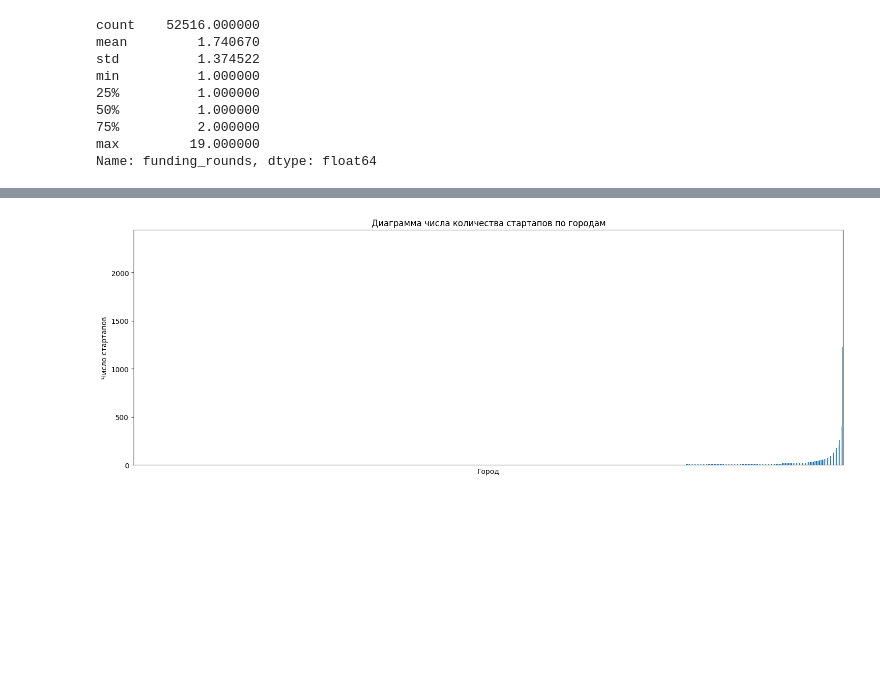
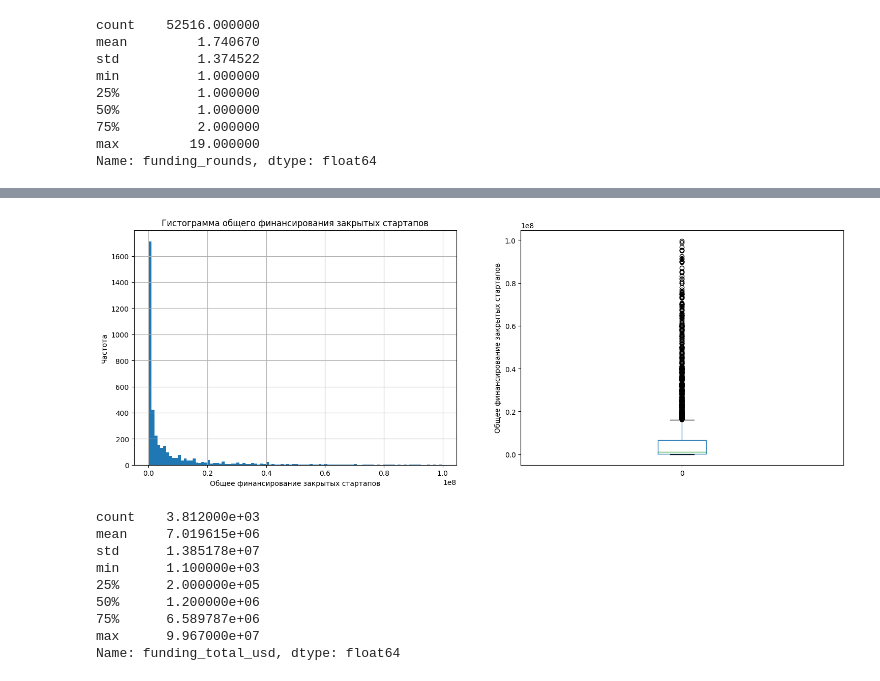
Before and after one commit to VladimirEis/masterskaya_project, a Jupyter notebook: masterskaya_project.ipynb, the cells around one changed output, grey strips where cells are left out. Saved outputs shown, nothing was run; the diff lists cells and outputs as text; code cells hidden in the pictures; blank space fills up the shorter version.

```diff
--- a/masterskaya_project.ipynb
+++ b/masterskaya_project.ipynb
@@ -411,17 +448,41 @@ plt.show()
 # %%
-# Cтроим диаграмму для количества стартапов по городам
-(
-    startups_train.loc[
-        (startups_train['funding_total_usd'] > 1000) &
-        (startups_train['funding_total_usd'] < 100000000)
-    ]
-    .groupby('city')['city']
-    .count().sort_values().plot(kind='bar', legend=False, figsize=(18, 6))
-)
-plt.title('Диаграмма числа количества стартапов по городам')
-plt.xlabel('Город')
-plt.ylabel('Число стартапов')
-plt.xticks([])
+# Строим гистограмму для общего финансирования и boxplot диаграмму закрытых стартапов, также смотрим описание данных
+plt.subplot(1, 2, 1)
+startups_train[
+    'funding_total_usd'
+].loc[
+    (startups_train['funding_total_usd'] > 1000) &
+    (startups_train['funding_total_usd'] < 100000000) &
+    (startups_train['status'] == 'closed')
+].hist(bins=100, figsize=(18, 6))
+plt.title('Гистограмма общего финансирования закрытых стартапов')
+plt.xlabel('Общее финансирование закрытых стартапов')
+plt.ylabel('Частота')
+plt.subplot(1, 2, 2)
+startups_train[
+    'funding_total_usd'
+].loc[
+    (startups_train['funding_total_usd'] > 1000) &
+    (startups_train['funding_total_usd'] < 100000000) &
+    (startups_train['status'] == 'closed')
+].plot.box(use_index=False)
+plt.ylabel('Общее финансирование закрытых стартапов')
 plt.show()
+startups_train[
+    'funding_total_usd'
+].loc[
+    (startups_train['funding_total_usd'] > 1000) &
+    (startups_train['funding_total_usd'] < 100000000) &
+    (startups_train['status'] == 'closed')
+].describe()
 # %% [output]
-[figure, old version]
+[figure, new version]
+count    3.812000e+03
+mean     7.019615e+06
+std      1.385178e+07
+min      1.100000e+03
+25%      2.000000e+05
+50%      1.200000e+06
+75%      6.589787e+06
+max      9.967000e+07
+Name: funding_total_usd, dtype: float64
```
Also changed, not shown: parts of 21 cells of this notebook.
